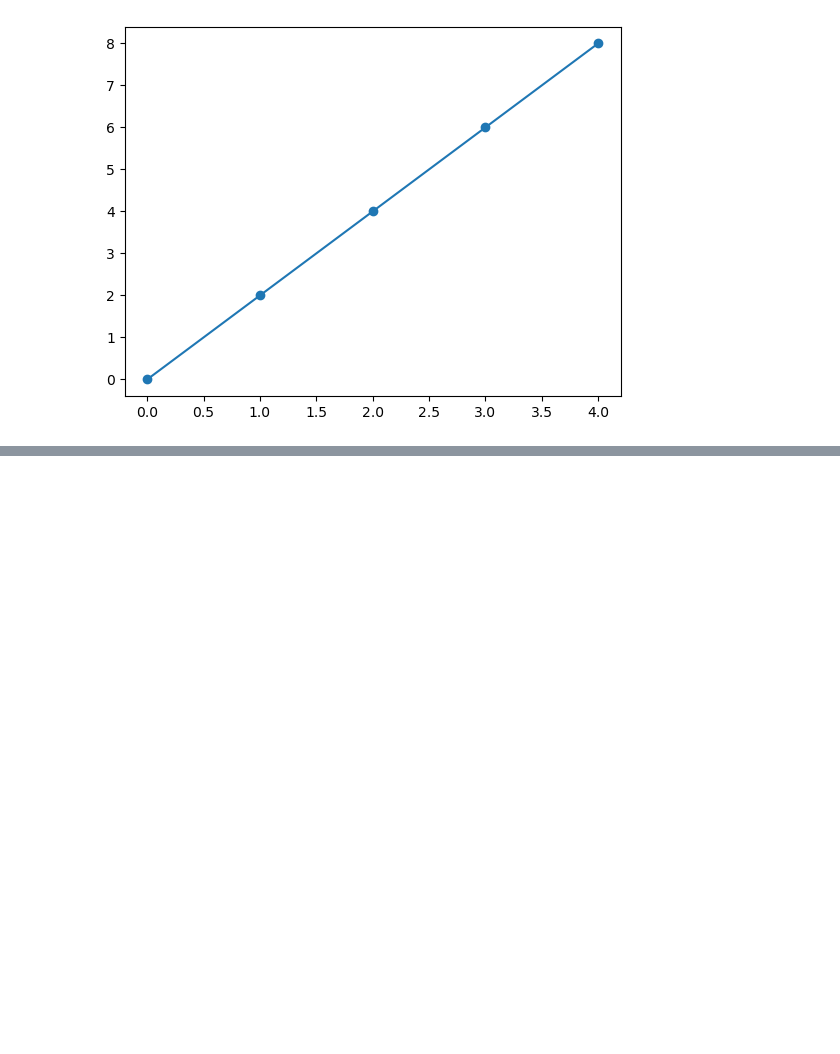
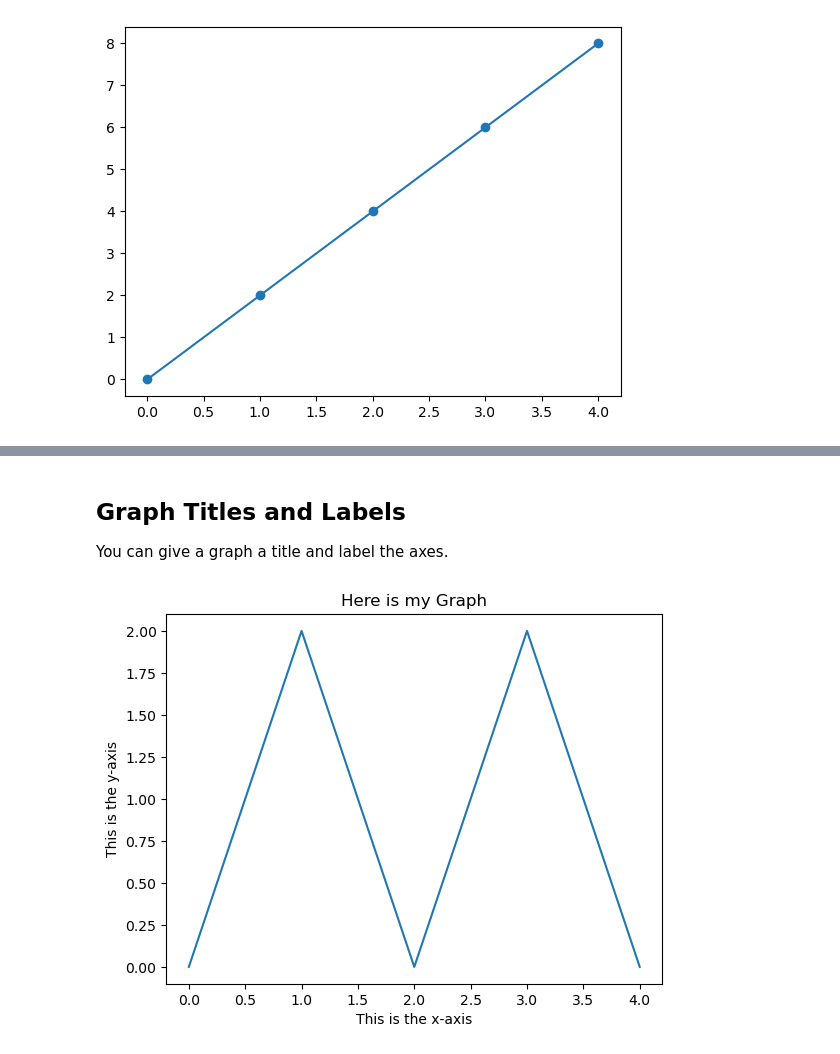
Before and after one commit to guyfrancis/dat1001, a Jupyter notebook: Matplotlib_Part_1.ipynb, the cells around one changed output, grey strips where cells are left out. Drawn from its saved outputs; the diff is of its cells as text; code cells hidden in the pictures; blank space fills up the shorter version.

```diff
--- a/Matplotlib_Part_1.ipynb
+++ b/Matplotlib_Part_1.ipynb
@@ -71,0 +97,12 @@ plt.show()
+# %% [markdown]
+## Graph Titles and Labels
+You can give a graph a title and label the axes.
+# %%
+# Provide text descriptors for axes and title for chart
+plt.xlabel('This is the x-axis')
+plt.ylabel('This is the y-axis')
+plt.title('Here is my Graph')
+plt.plot(x, y1)
+plt.show()
+# %% [output]
+[figure, added]
```
Also changed, not shown: parts of 11 cells of this notebook, 1 other file.
